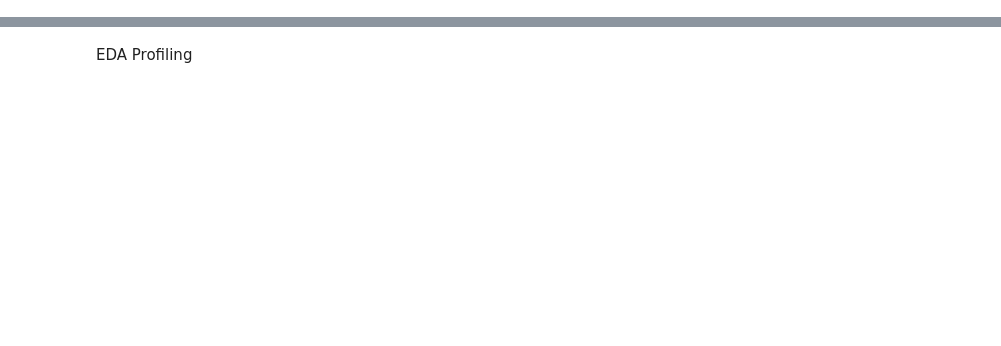
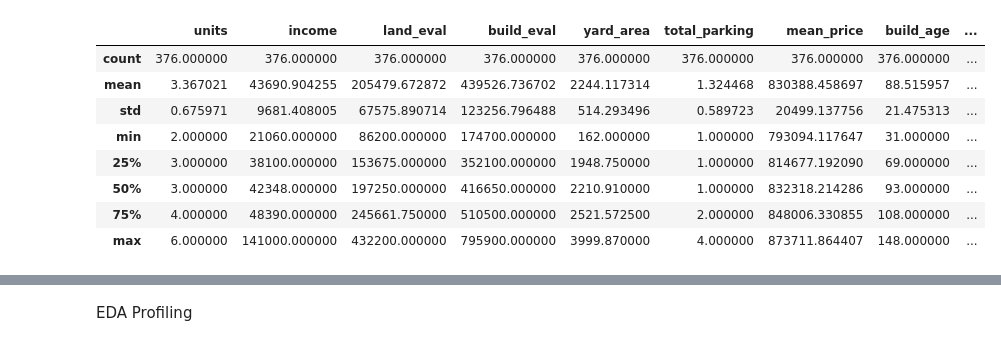
Before and after one commit to Christian-Leclerc/Capstone-Project-LHL, a Jupyter notebook: src/experiments.ipynb, the cells around one changed output, grey strips where cells are left out. Cells and saved outputs as stored; diff of their text form; code cells hidden in the pictures; blank space fills up the shorter version.

```diff
--- a/src/experiments.ipynb
+++ b/src/experiments.ipynb
@@ -61,0 +98,12 @@ weighted avg       0.93      0.92      0.92       528
+# %%
+quantitatives[quantitatives['cluster_label'] == 2].describe()
+# %% [output]
+|  | units | income | land_eval | build_eval | yard_area | total_parking | mean_price | build_age | ... |
+| count | 376.000000 | 376.000000 | 376.000000 | 376.000000 | 376.000000 | 376.000000 | 376.000000 | 376.000000 | ... |
+| mean | 3.367021 | 43690.904255 | 205479.672872 | 439526.736702 | 2244.117314 | 1.324468 | 830388.458697 | 88.515957 | ... |
+| std | 0.675971 | 9681.408005 | 67575.890714 | 123256.796488 | 514.293496 | 0.589723 | 20499.137756 | 21.475313 | ... |
+| min | 2.000000 | 21060.000000 | 86200.000000 | 174700.000000 | 162.000000 | 1.000000 | 793094.117647 | 31.000000 | ... |
+| 25% | 3.000000 | 38100.000000 | 153675.000000 | 352100.000000 | 1948.750000 | 1.000000 | 814677.192090 | 69.000000 | ... |
+| 50% | 3.000000 | 42348.000000 | 197250.000000 | 416650.000000 | 2210.910000 | 1.000000 | 832318.214286 | 93.000000 | ... |
+| 75% | 4.000000 | 48390.000000 | 245661.750000 | 510500.000000 | 2521.572500 | 2.000000 | 848006.330855 | 108.000000 | ... |
+| max | 6.000000 | 141000.000000 | 432200.000000 | 795900.000000 | 3999.870000 | 4.000000 | 873711.864407 | 148.000000 | ... |
```
Also changed, not shown: parts of 8 cells of this notebook, 4 other files.
